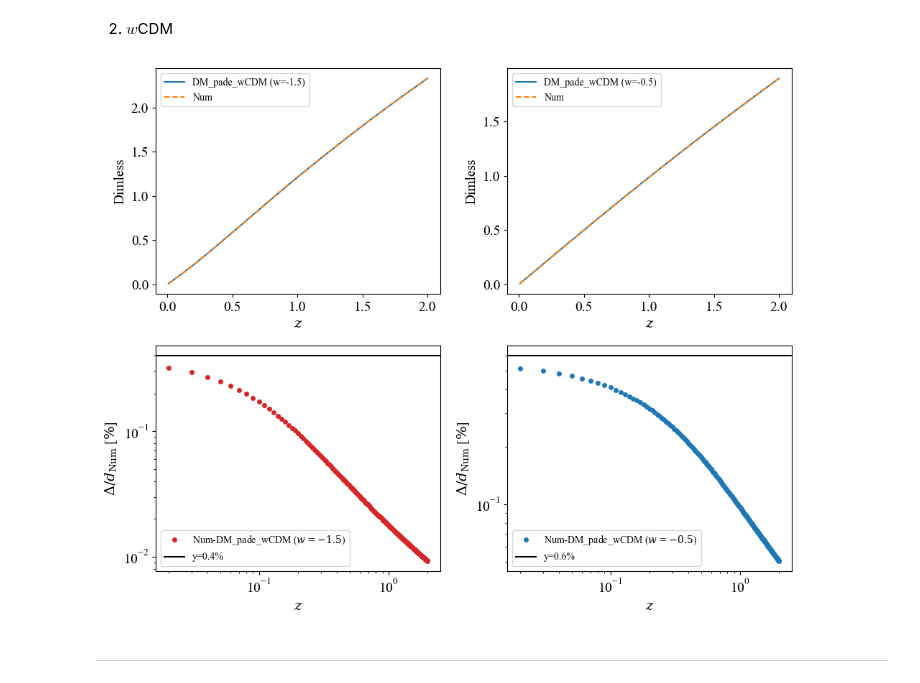
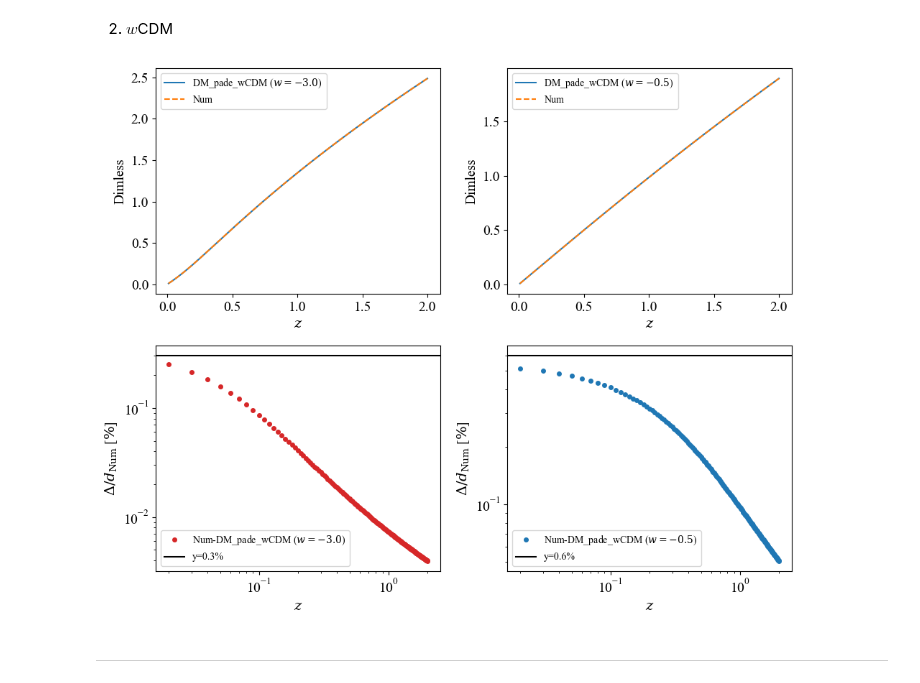
Before and after one commit to MariosNT/FRB_GW_association_cosmo, a Jupyter notebook: Notebooks/FRB_cosmo/DM_cosmic_Pade.ipynb, the cells around one changed output. Drawn from its saved outputs; the diff is of its cells as text; code cells hidden in the pictures.

```diff
--- a/Notebooks/FRB_cosmo/DM_cosmic_Pade.ipynb
+++ b/Notebooks/FRB_cosmo/DM_cosmic_Pade.ipynb
@@ -562,42 +562,42 @@ ax3 = fig.add_subplot(2, 2, 3)
 ax4 = fig.add_subplot(2, 2, 4)
 
 
-ax1.plot(redshifts, DM_pade_wCDM(redshifts, OMEGA_MATTER, w=-1.5), label='DM_pade_wCDM (w=-1.5)')
-ax1.plot(redshifts, DM_wCDM15_array, label='Num', ls='--')
+ax1.plot(redshifts, DM_pade_wCDM(redshifts, OMEGA_MATTER, w=-3.0), label=r'DM_pade_wCDM ($w=-3.0$)')
+ax1.plot(redshifts, DM_wCDM30_array, label='Num', ls='--')
 ax1.set_xlabel(r'$z$')
 ax1.set_ylabel(r'Dimless')
 ax1.legend(fontsize=10)
 
-ax2.plot(redshifts, DM_pade_wCDM(redshifts, OMEGA_MATTER, w=-0.5), label='DM_pade_wCDM (w=-0.5)')
+ax2.plot(redshifts, DM_pade_wCDM(redshifts, OMEGA_MATTER, w=-0.5), label=r'DM_pade_wCDM ($w=-0.5$)')
 ax2.plot(redshifts, DM_wCDM05_array, label='Num', ls='--')
 ax2.set_xlabel(r'$z$')
 ax2.set_ylabel(r'Dimless')
 ax2.legend(fontsize=10)
 
-ax3.plot(redshifts[1:], np.abs((DM_wCDM15_array[1:]-DM_pade_wCDM(redshifts[1:], OMEGA_MATTER, w=-1.5)))/(DM_wCDM15_array[1:])*100,\
-         label='Num-DM_pade_wCDM ($w=-1.5$)', c='tab:red', marker ='o', markersize=4, ls='')
-ax3.axhline(y=0.4, c='black', label='y=0.4%')
+ax3.plot(redshifts[1:], np.abs((DM_wCDM30_array[1:]-DM_pade_wCDM(redshifts[1:], OMEGA_MATTER, w=-3.0)))/(DM_wCDM30_array[1:])*100,\
+         label='Num-DM_pade_wCDM ($w=-3.0$)', c='tab:red', marker ='o', markersize=4, ls='')
+ax3.axhline(y=0.3, c='black', label='y=0.3%')
 ax3.set_xlabel(r'$z$')
 ax3.set_ylabel(r'$\Delta/d_{\rm Num}$ [$\%$]')
 ax3.set_yscale('log')
 ax3.set_xscale('log')
 #ax2.set_ylim(10e-3, 0.3)
 ax3.legend(fontsize=10)
 
 ax4.plot(redshifts[1:], np.abs((DM_wCDM05_array[1:]-DM_pade_wCDM(redshifts[1:], OMEGA_MATTER, w=-0.5)))/(DM_wCDM05_array[1:])*100,\
          label=r'Num-DM_pade_wCDM ($w=-0.5$)', c='tab:blue', marker ='o', markersize=4, ls='')
 ax4.axhline(y=0.6, c='black', label='y=0.6%')
 ax4.set_xlabel(r'$z$')
 ax4.set_ylabel(r'$\Delta/d_{\rm Num}$ [$\%$]')
 ax4.set_yscale('log')
 ax4.set_xscale('log')
 #ax2.set_ylim(10e-3, 0.3)
 ax4.legend(fontsize=10)
 
 plt.tight_layout()
 plt.show()
 # %% [output]
-[figure, old version]
+[figure, new version]
 # %% [markdown]
 ---------------------------------------------
 # %% [markdown]
```
Also changed, not shown: parts of 13 cells of this notebook.
